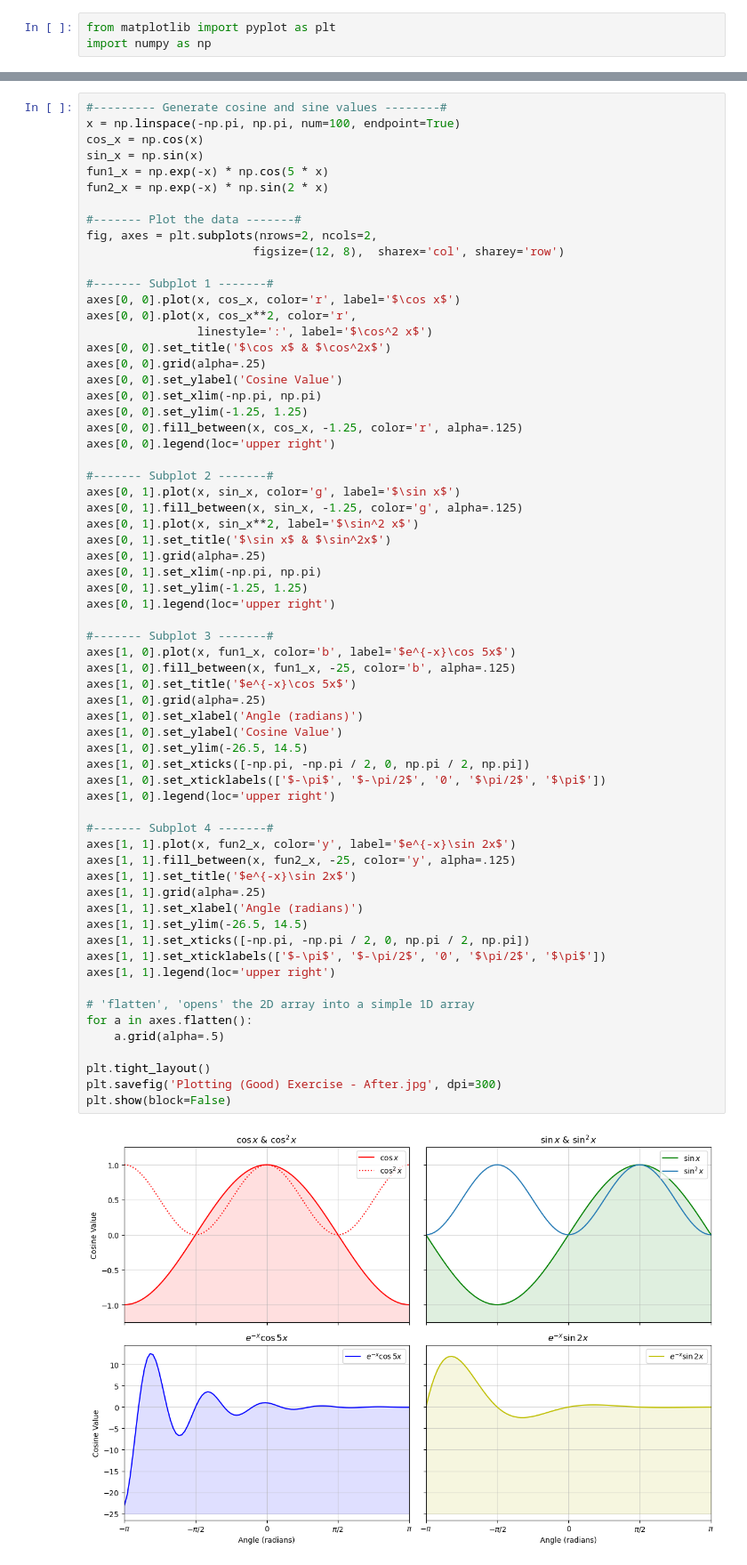
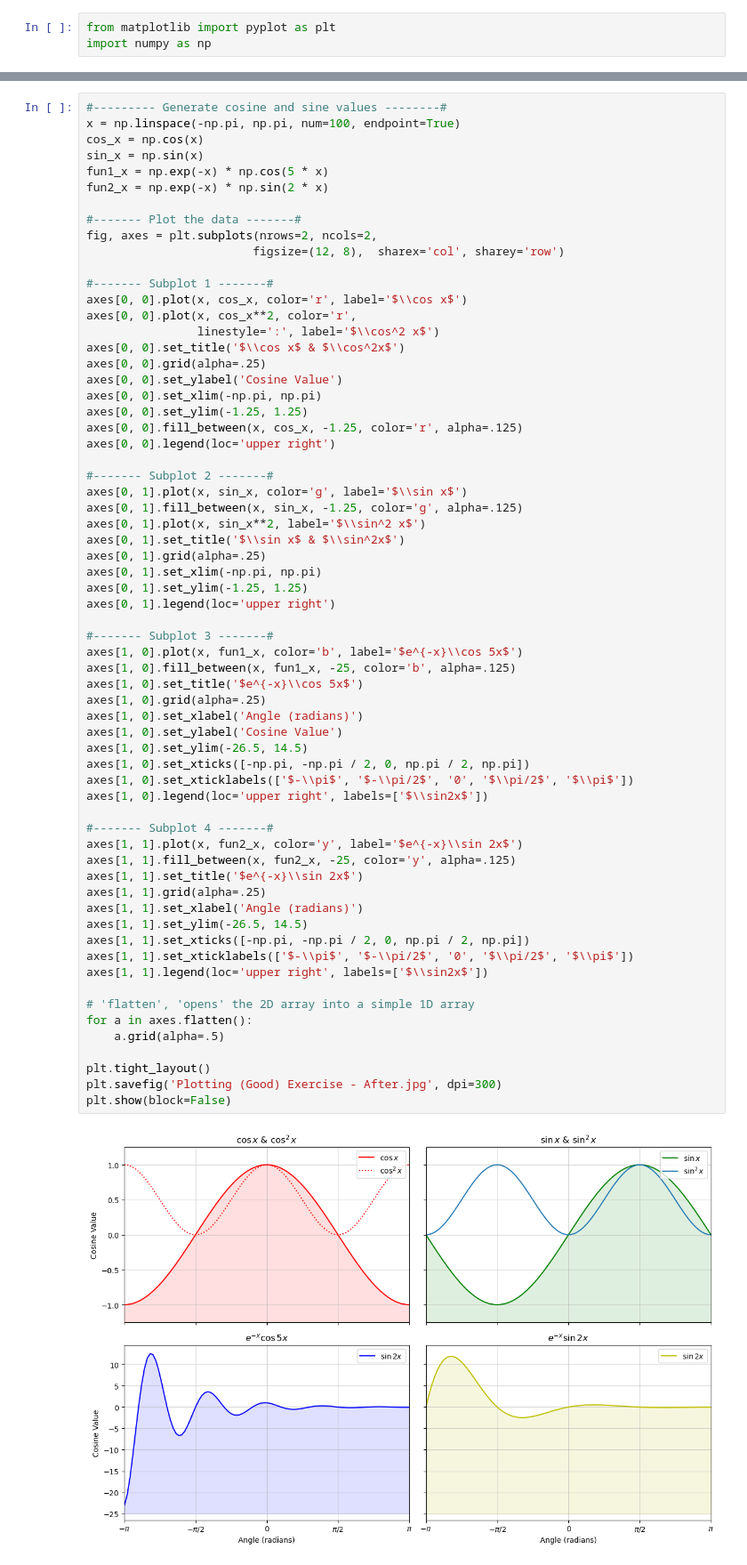
Before and after one commit to SPS-SP2273/learning-portfolio-yong-xiang-c, a Jupyter notebook: 7.2_plotting__exercises/plotting_(good)_exercises.ipynb, the cells around one changed output, grey strips where cells are left out. Shown: that part at 89% size. Saved outputs shown, nothing was run; the diff lists cells and outputs as text.

Commit message:
READY FOR 2ND REVIEW "plotting_(good)_exercises"

```diff
--- a/7.2_plotting__exercises/plotting_(good)_exercises.ipynb
+++ b/7.2_plotting__exercises/plotting_(good)_exercises.ipynb
@@ -80,10 +80,10 @@ fig, axes = plt.subplots(nrows=2, ncols=2,
                         figsize=(12, 8),  sharex='col', sharey='row')
 
 #------- Subplot 1 -------#
-axes[0, 0].plot(x, cos_x, color='r', label='$\cos x$')
+axes[0, 0].plot(x, cos_x, color='r', label='$\\cos x$')
 axes[0, 0].plot(x, cos_x**2, color='r',
-                linestyle=':', label='$\cos^2 x$')
-axes[0, 0].set_title('$\cos x$ & $\cos^2x$')
+                linestyle=':', label='$\\cos^2 x$')
+axes[0, 0].set_title('$\\cos x$ & $\\cos^2x$')
 axes[0, 0].grid(alpha=.25)
 axes[0, 0].set_ylabel('Cosine Value')
 axes[0, 0].set_xlim(-np.pi, np.pi)
@@ -92,44 +92,44 @@ axes[0, 0].fill_between(x, cos_x, -1.25, color='r', alpha=.125)
 axes[0, 0].legend(loc='upper right')
 
 #------- Subplot 2 -------#
-axes[0, 1].plot(x, sin_x, color='g', label='$\sin x$')
+axes[0, 1].plot(x, sin_x, color='g', label='$\\sin x$')
 axes[0, 1].fill_between(x, sin_x, -1.25, color='g', alpha=.125)
-axes[0, 1].plot(x, sin_x**2, label='$\sin^2 x$')
-axes[0, 1].set_title('$\sin x$ & $\sin^2x$')
+axes[0, 1].plot(x, sin_x**2, label='$\\sin^2 x$')
+axes[0, 1].set_title('$\\sin x$ & $\\sin^2x$')
 axes[0, 1].grid(alpha=.25)
 axes[0, 1].set_xlim(-np.pi, np.pi)
 axes[0, 1].set_ylim(-1.25, 1.25)
 axes[0, 1].legend(loc='upper right')
 
 #------- Subplot 3 -------#
-axes[1, 0].plot(x, fun1_x, color='b', label='$e^{-x}\cos 5x$')
+axes[1, 0].plot(x, fun1_x, color='b', label='$e^{-x}\\cos 5x$')
 axes[1, 0].fill_between(x, fun1_x, -25, color='b', alpha=.125)
-axes[1, 0].set_title('$e^{-x}\cos 5x$')
+axes[1, 0].set_title('$e^{-x}\\cos 5x$')
 axes[1, 0].grid(alpha=.25)
 axes[1, 0].set_xlabel('Angle (radians)')
 axes[1, 0].set_ylabel('Cosine Value')
 axes[1, 0].set_ylim(-26.5, 14.5)
 axes[1, 0].set_xticks([-np.pi, -np.pi / 2, 0, np.pi / 2, np.pi])
-axes[1, 0].set_xticklabels(['$-\pi$', '$-\pi/2$', '0', '$\pi/2$', '$\pi$'])
-axes[1, 0].legend(loc='upper right')
+axes[1, 0].set_xticklabels(['$-\\pi$', '$-\\pi/2$', '0', '$\\pi/2$', '$\\pi$'])
+axes[1, 0].legend(loc='upper right', labels=['$\\sin2x$'])
 
 #------- Subplot 4 -------#
-axes[1, 1].plot(x, fun2_x, color='y', label='$e^{-x}\sin 2x$')
+axes[1, 1].plot(x, fun2_x, color='y', label='$e^{-x}\\sin 2x$')
 axes[1, 1].fill_between(x, fun2_x, -25, color='y', alpha=.125)
-axes[1, 1].set_title('$e^{-x}\sin 2x$')
+axes[1, 1].set_title('$e^{-x}\\sin 2x$')
 axes[1, 1].grid(alpha=.25)
 axes[1, 1].set_xlabel('Angle (radians)')
 axes[1, 1].set_ylim(-26.5, 14.5)
 axes[1, 1].set_xticks([-np.pi, -np.pi / 2, 0, np.pi / 2, np.pi])
-axes[1, 1].set_xticklabels(['$-\pi$', '$-\pi/2$', '0', '$\pi/2$', '$\pi$'])
-axes[1, 1].legend(loc='upper right')
+axes[1, 1].set_xticklabels(['$-\\pi$', '$-\\pi/2$', '0', '$\\pi/2$', '$\\pi$'])
+axes[1, 1].legend(loc='upper right', labels=['$\\sin2x$'])
 
 # 'flatten', 'opens' the 2D array into a simple 1D array
 for a in axes.flatten():
     a.grid(alpha=.5)
 
 plt.tight_layout()
 plt.savefig('Plotting (Good) Exercise - After.jpg', dpi=300)
 plt.show(block=False)
 # %% [output]
-[figure, old version]
+[figure, new version]
```
Also changed, not shown: 1 other file.
